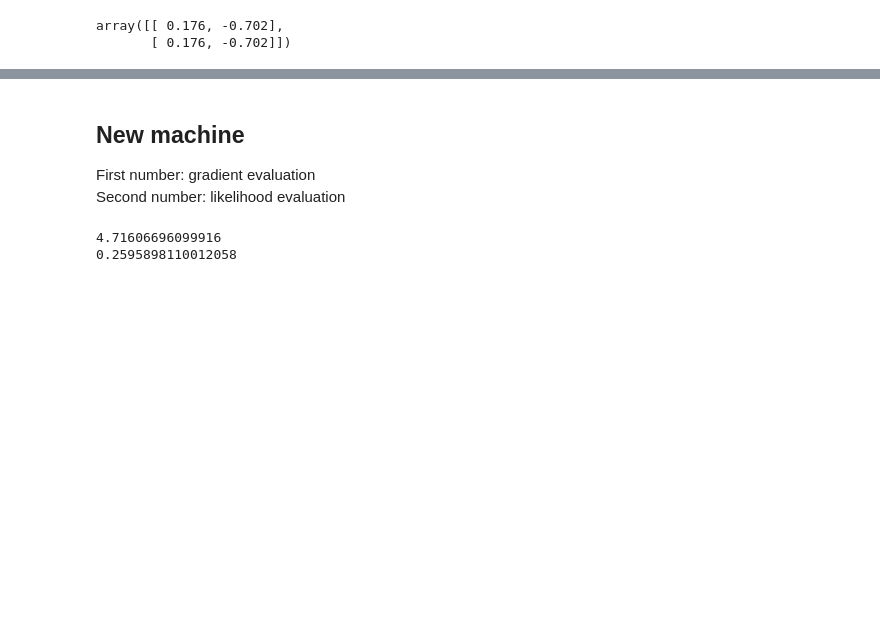
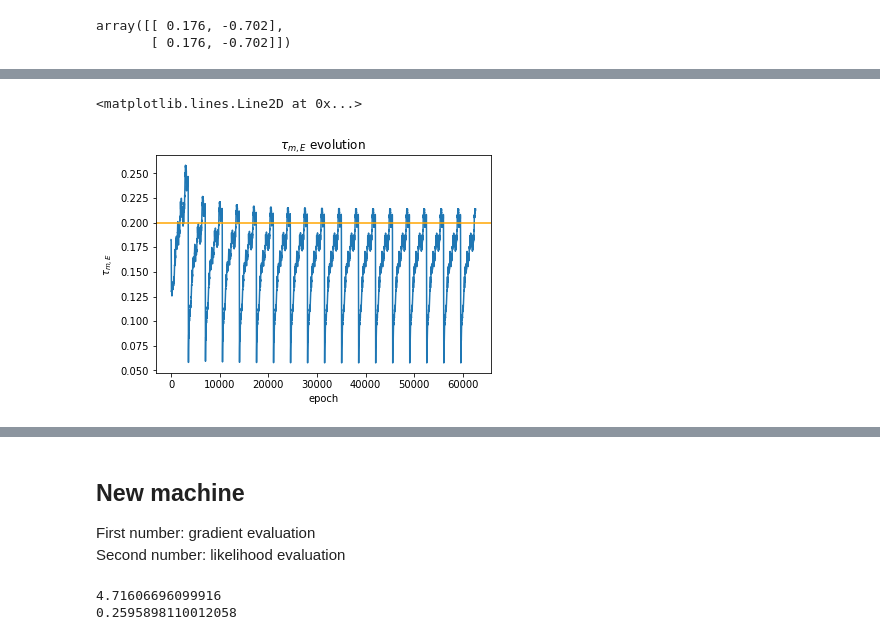
Before and after one commit to mackelab/mesoGIF, a Jupyter notebook: Finite-size GIF.ipynb, the cells around one changed output, grey strips where cells are left out. Saved outputs shown, nothing was run; the diff lists cells and outputs as text; code cells hidden in the pictures; blank space fills up the shorter version.

```diff
--- a/Finite-size GIF.ipynb
+++ b/Finite-size GIF.ipynb
@@ -409,0 +422,9 @@ import time
+# %%
+plt.title('$τ_{m,E}$ evolution')
+plt.plot(np.exp(sgd.get_evol()['logτ_m'][:,1]))
+plt.xlabel('epoch')
+plt.ylabel('$τ_{m,E}$')
+plt.axhline(0.2, color='orange')
+# %% [output]
+<matplotlib.lines.Line2D at 0x...>
+[figure, added]
```
Also changed, not shown: parts of 51 cells of this notebook, 1 other file.
